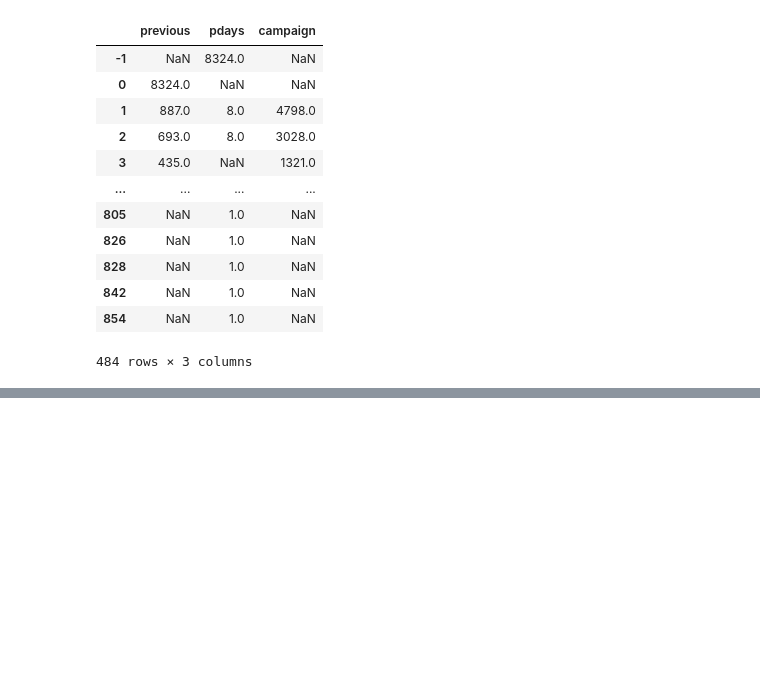
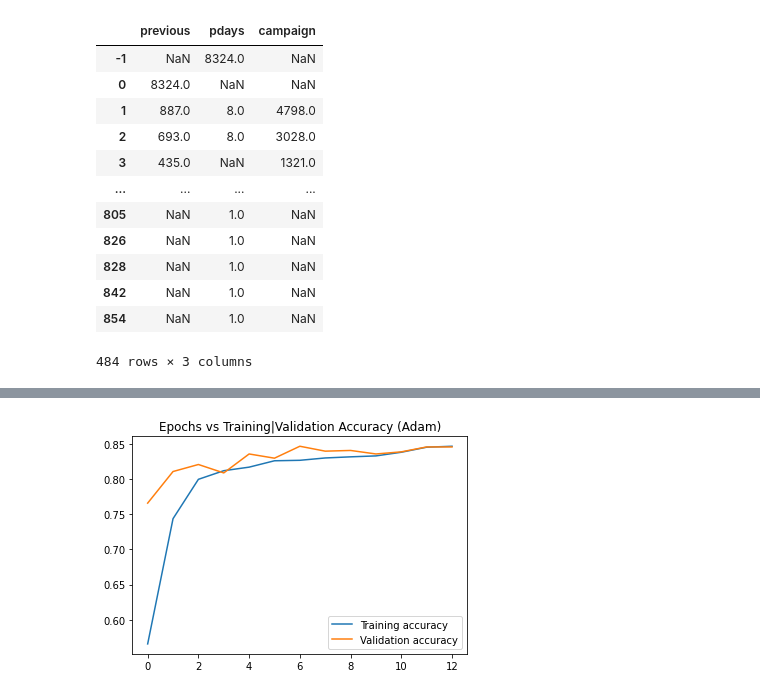
Before and after one commit to beriagraphics/SIC, a Jupyter notebook: Deep Feed Forward [Farouk BLIDI].ipynb, the cells around one changed output, grey strips where cells are left out. Saved outputs shown, nothing was run; the diff lists cells and outputs as text; code cells hidden in the pictures; blank space fills up the shorter version.

Commit message:
84% Training accuracy and 82% F1 score is not enough

```diff
--- a/Deep Feed Forward [Farouk BLIDI].ipynb
+++ b/Deep Feed Forward [Farouk BLIDI].ipynb
@@ -103,0 +160,15 @@ plt.show()
+# %%
+model = Sequential([
+    Dense(512, kernel_initializer="he_normal", input_dim=X_train.shape[1], activation="relu"),
+    Dense(256, kernel_initializer="he_normal", activation="relu"),
+    # Dropout(0.2),
+    Dense(128, kernel_initializer="he_normal", activation="relu"),
+    Dropout(0.2),
+    Dense(64, kernel_initializer="he_normal", activation="relu"),
+    Dense(32, kernel_initializer="he_normal", activation="relu"),
+    Dropout(0.2),
+    Dense(units=1, kernel_initializer="he_normal", activation="sigmoid")
+
+], name="Bank_Deposit_Forcast")
+
+model.summary()
@@ -103,0 +193,14 @@ plt.show()
+# %%
+model.compile(optimizer="adam", metrics=["accuracy"], loss="binary_crossentropy")
+
+# callback functions to early stop training
+callbacks = [EarlyStopping(monitor='val_loss', patience=4)]
+
+with tf.device("/GPU:1"):
+    history_model = model.fit(X_train[:-1000], Y_train[:-1000],
+        validation_data=(X_train[-1000:], Y_train[-1000:]),
+        batch_size=batch_size,
+        epochs=epoch,
+        verbose=1,
+        callbacks=callbacks
+    )
@@ -103,0 +225,17 @@ plt.show()
+# %%
+# plt.figure(figsize=[25,4])
+
+# plt.subplot(121)
+train_accuracy = history_model.history["accuracy"]
+validation_accuracy = history_model.history["val_accuracy"]
+count = range(len(train_accuracy))
+
+train_loss = history_model.history["loss"]
+plt.plot(count, train_accuracy, label='Training accuracy')
+plt.plot(count, validation_accuracy, label='Validation accuracy')
+# plt.plot(count, train_loss, label='Training Loss')
+plt.title('Epochs vs Training|Validation Accuracy (Adam)')
+plt.legend()
+plt.show()
+# %% [output]
+[figure, added]
```
Also changed, not shown: parts of 13 cells of this notebook.
